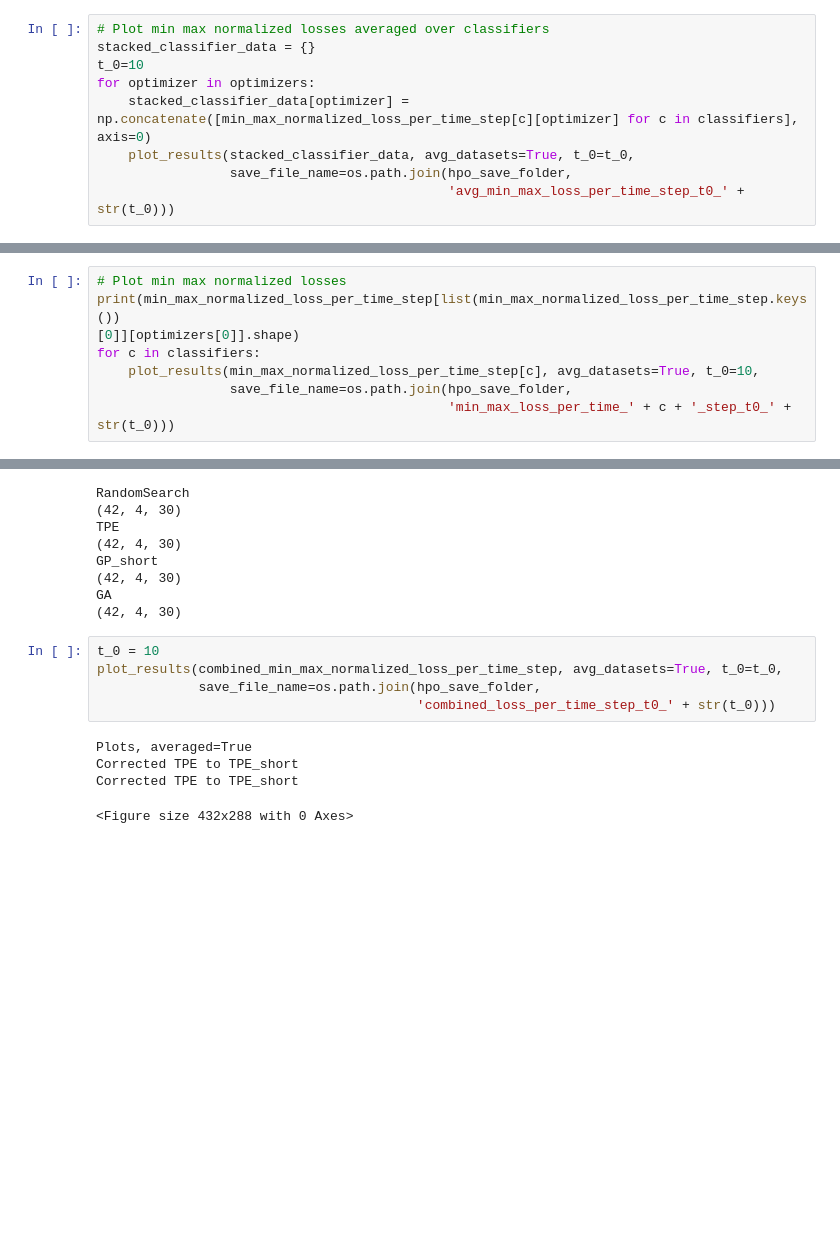
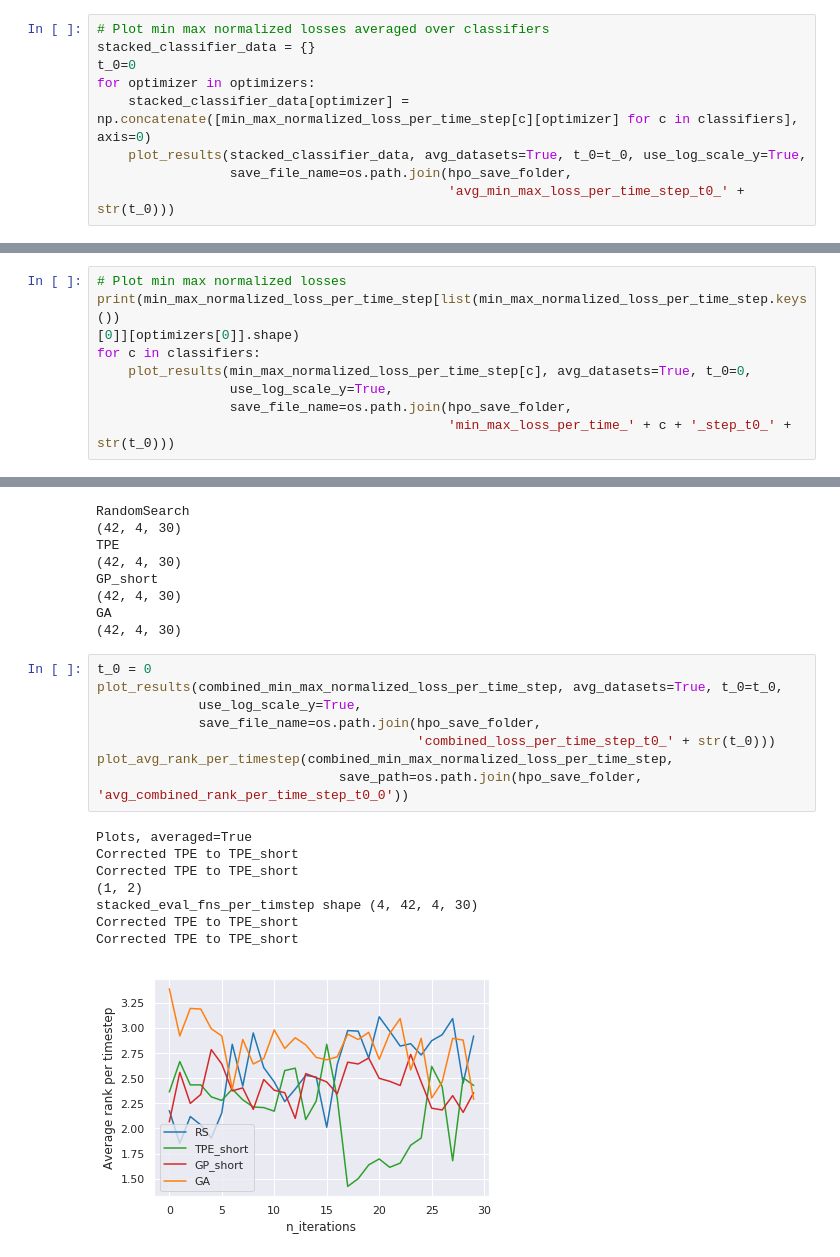
Before and after one commit to aprams/autotune, a Jupyter notebook: experiments/hpo_dataset_eval_analysis.ipynb, the cells around one changed output, grey strips where cells are left out. Cells and saved outputs as stored; diff of their text form; blank space fills up the shorter version.

```diff
--- a/experiments/hpo_dataset_eval_analysis.ipynb
+++ b/experiments/hpo_dataset_eval_analysis.ipynb
@@ -155,10 +167,10 @@ Corrected TPE to TPE_short
 # %%
 # Plot min max normalized losses averaged over classifiers
 stacked_classifier_data = {}
-t_0=10
+t_0=0
 for optimizer in optimizers:
     stacked_classifier_data[optimizer] = np.concatenate([min_max_normalized_loss_per_time_step[c][optimizer] for c in classifiers], axis=0)
-    plot_results(stacked_classifier_data, avg_datasets=True, t_0=t_0,
+    plot_results(stacked_classifier_data, avg_datasets=True, t_0=t_0, use_log_scale_y=True,
                  save_file_name=os.path.join(hpo_save_folder,
                                              'avg_min_max_loss_per_time_step_t0_' + str(t_0)))
 # %% [output]
@@ -181,7 +193,8 @@ Corrected TPE to TPE_short
 print(min_max_normalized_loss_per_time_step[list(min_max_normalized_loss_per_time_step.keys())
 [0]][optimizers[0]].shape)
 for c in classifiers:
-    plot_results(min_max_normalized_loss_per_time_step[c], avg_datasets=True, t_0=10,
+    plot_results(min_max_normalized_loss_per_time_step[c], avg_datasets=True, t_0=0,
+                 use_log_scale_y=True,
                  save_file_name=os.path.join(hpo_save_folder,
                                              'min_max_loss_per_time_' + c + '_step_t0_' + str(t_0)))
 # %% [output]
@@ -242,12 +255,19 @@ GP_short
 GA
 (42, 4, 30)
 # %%
-t_0 = 10
+t_0 = 0
 plot_results(combined_min_max_normalized_loss_per_time_step, avg_datasets=True, t_0=t_0,
+             use_log_scale_y=True,
              save_file_name=os.path.join(hpo_save_folder,
                                          'combined_loss_per_time_step_t0_' + str(t_0)))
+plot_avg_rank_per_timestep(combined_min_max_normalized_loss_per_time_step,
+                               save_path=os.path.join(hpo_save_folder, 'avg_combined_rank_per_time_step_t0_0'))
 # %% [output]
 Plots, averaged=True
 Corrected TPE to TPE_short
 Corrected TPE to TPE_short
+(1, 2)
+stacked_eval_fns_per_timstep shape (4, 42, 4, 30)
+Corrected TPE to TPE_short
+Corrected TPE to TPE_short
-<Figure size 432x288 with 0 Axes>
+[figure, added]
```
Also changed, not shown: parts of 4 cells of this notebook, 12 other files.
